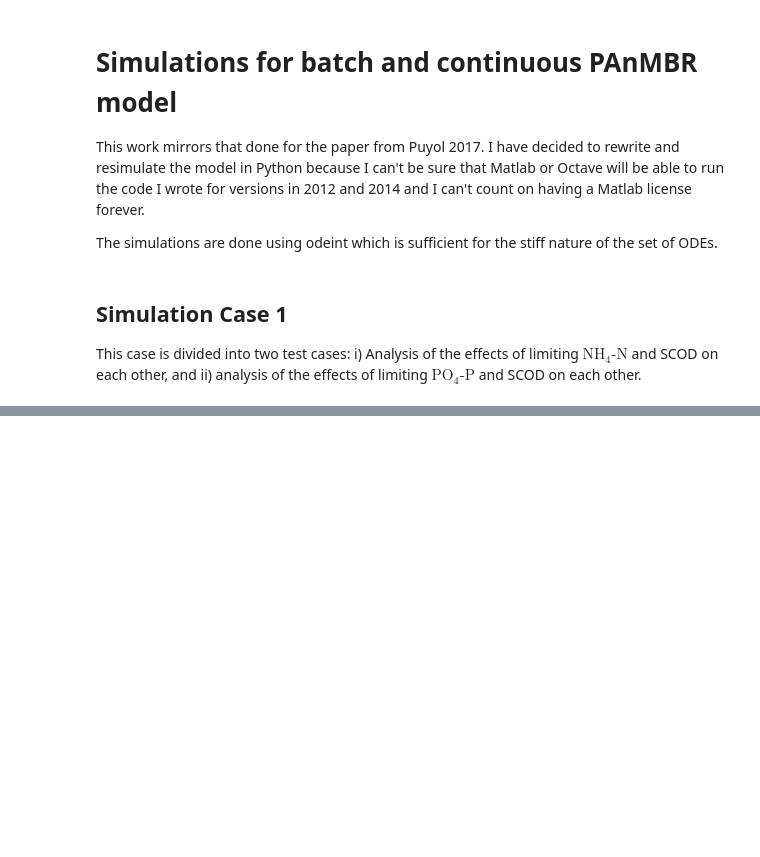
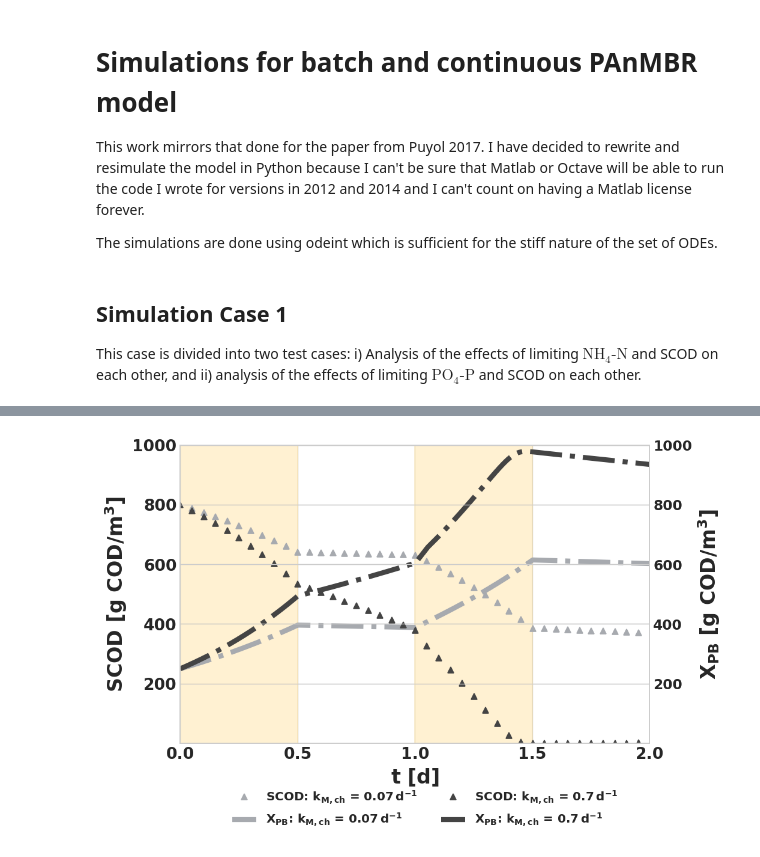
Before and after one commit to EdMBarry/EdBarry_PhDThesis, a Jupyter notebook: Chap2/simulations/PAM1_Batch_Continuous_Simulations.ipynb, the cells around one changed output, grey strips where cells are left out. Drawn from its saved outputs; the diff is of its cells as text; code cells hidden in the pictures; blank space fills up the shorter version.

Commit message:
added results of kmch values

```diff
--- a/Chap2/simulations/PAM1_Batch_Continuous_Simulations.ipynb
+++ b/Chap2/simulations/PAM1_Batch_Continuous_Simulations.ipynb
@@ -83,0 +81,81 @@ df_30.head()
+# %%
+# Plot the graph for batch operation of light/dark cycling over 2 days
+from matplotlib.ticker import MaxNLocator
+
+kmch_low = pd.read_csv("./results/kmch_low.csv")
+kmch_high = pd.read_csv("./results/kmch_high.csv")
+
+def format_ticks():
+    plt.gca().yaxis.set_major_locator(MaxNLocator(prune='lower'))
+    plt.locator_params(nbins=5)
+    plt.locator_params(numticks=5)
+
+
+fig1 = plt.figure(figsize=(9,6), dpi=120)
+ax1 = fig1.add_subplot(111)
+ax1.tick_params(axis="both",
+               reset=False,
+               labelsize=16)
+font = {'family' : 'DejaVu Sans',
+        'weight' : 'bold',
+        'size'   : 14}
+
+plt.rc('font', **font)
+
+
+ax1.plot(kmch_low['time'],
+        (kmch_low['SACout'] + kmch_low['SSout']),
+         "^",
+         color="#a7aaaf",
+         label='SCOD: $\mathrm{k_{M,ch}}$ = $\mathrm{0.07 \, d^{-1}}$',
+         linewidth=5,
+         markevery=20)
+
+
+ax1.plot(kmch_low['time'],
+        (kmch_low['XPBout']),
+         "-.",
+         color="#a7aaaf",
+         label='$\mathrm{X_{PB}}$: $\mathrm{k_{M,ch}}$ = $\mathrm{0.07 \, d^{-1}}$',
+         linewidth=5,
+         markevery=20)
+
+
+ax1.plot(kmch_high['time'],
+        (kmch_high['SACout'] + kmch_high['SSout']),
+         "^",
+         color="#444444",
+         label='SCOD: $\mathrm{k_{M,ch}}$ = $\mathrm{0.7 \, d^{-1}}$',
+         linewidth=5,
+         markevery=20)
+
+
+
+ax1.plot(kmch_high['time'],
+        (kmch_high['XPBout']),
+         "-.",
+         color="#444444",
+         label='$\mathrm{X_{PB}}$: $\mathrm{k_{M,ch}}$ = $\mathrm{0.7 \, d^{-1}}$',
+         linewidth=5,
+         markevery=20)
+
+
+
+ax1.legend(fontsize=12, loc=(0.1, -0.3), ncol=2)
+plt.xlabel(r'$\mathbf{t}$ [d]', fontweight='bold', fontsize=20)
+ax1.set_ylabel(r'$\mathbf{SCOD}$ [g COD/m$^3$]', fontweight='bold', fontsize=20)
+ax1.axvspan(0, 0.5, alpha=0.5, color='#ffe4a6')
+ax1.axvspan(1.0, 1.5, alpha=0.5, color='#ffe4a6')
+plt.xlim([0, 2])
+plt.ylim([0, 1000])
+format_ticks()
+ax2 = ax1.twinx()
+plt.ylim([0, 1000])
+ax2.set_ylabel(r'$\mathbf{X_{PB}}$ [g COD/m$^3$]', fontweight='bold', fontsize=20)
+format_ticks()
+
+fig1.tight_layout()
+
+fig1.savefig("./ch2_kmch.pdf")
+# %% [output]
+[figure, added]
```
Also changed, not shown: parts of 4 cells of this notebook, 4 other files.
